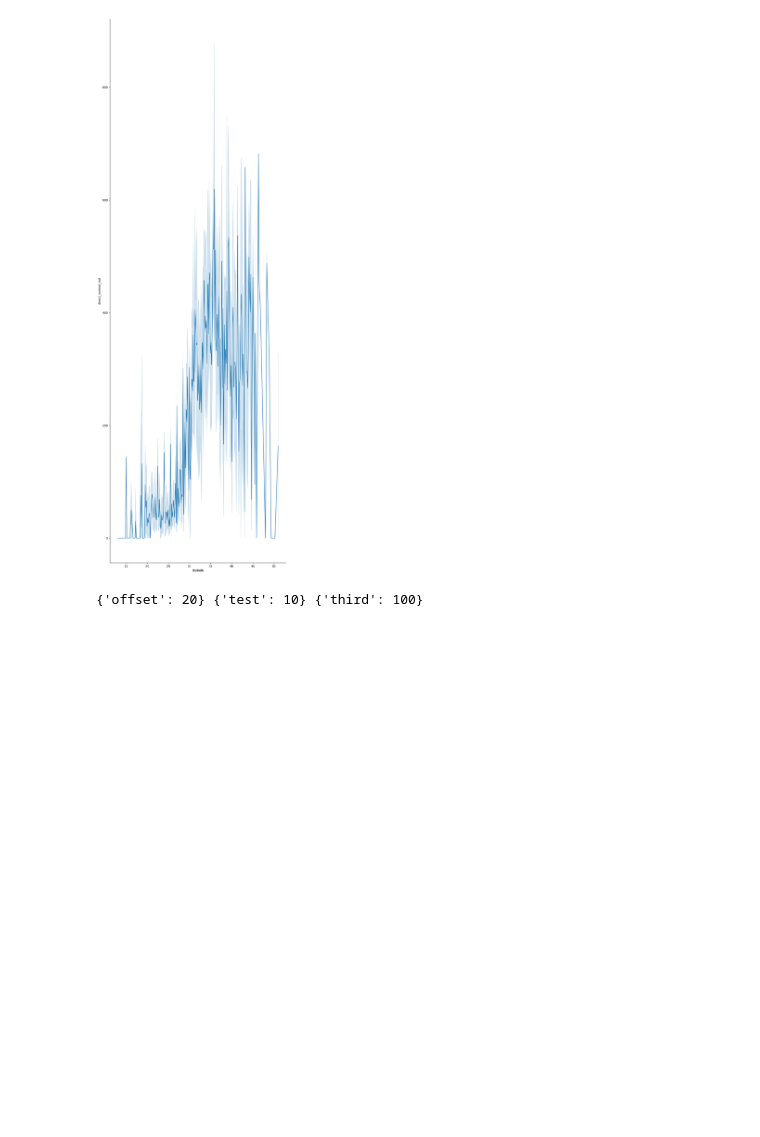
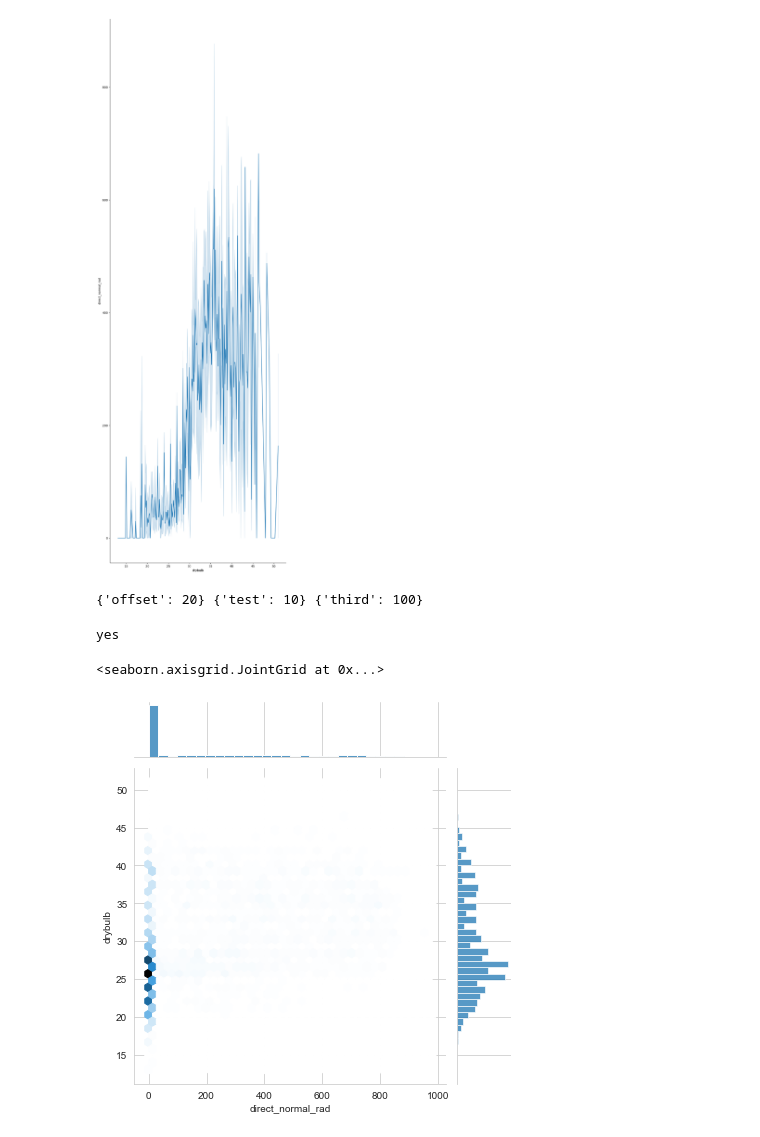
Before and after one commit to monsieurpablo/seaborn_grasshopper, a Jupyter notebook: test.ipynb, the cells around one changed output. Drawn from its saved outputs; the diff is of its cells as text; code cells hidden in the pictures; blank space fills up the shorter version.

Commit message:
fix joint plot and add data type checker

```diff
--- a/test.ipynb
+++ b/test.ipynb
@@ -132,3 +132,25 @@ g_despine, g_add_args, g_ax_args = json_parser(g_despine, g_add_args, g_ax_args)
 print(g_despine, g_add_args, g_ax_args)
 # %% [output]
 {'offset': 20} {'test': 10} {'third': 100}
+# %%
+if pd.api.types.is_numeric_dtype(df['hour']):
+    print ('yes')
+else:
+    print('no')
+# %% [output]
+yes
+# %%
+args = {
+    'data': df,
+    'x':'direct_normal_rad',
+    'y':'drybulb',
+    'hue':None,
+    'kind':'hex',
+    'palette':'turbo',
+}
+
+g = sns.jointplot(**args)
+g
+# %% [output]
+<seaborn.axisgrid.JointGrid at 0x...>
+[figure, added]
```
Also changed, not shown: 3 other files.
